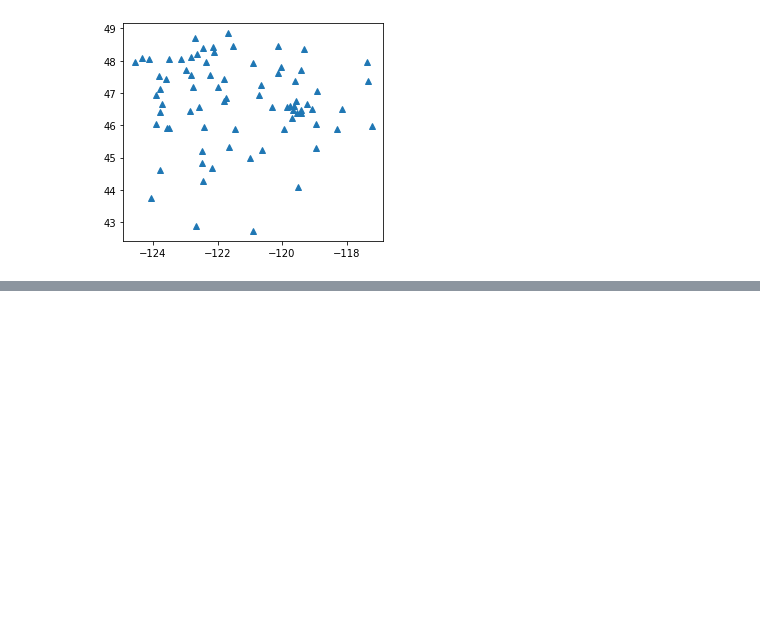
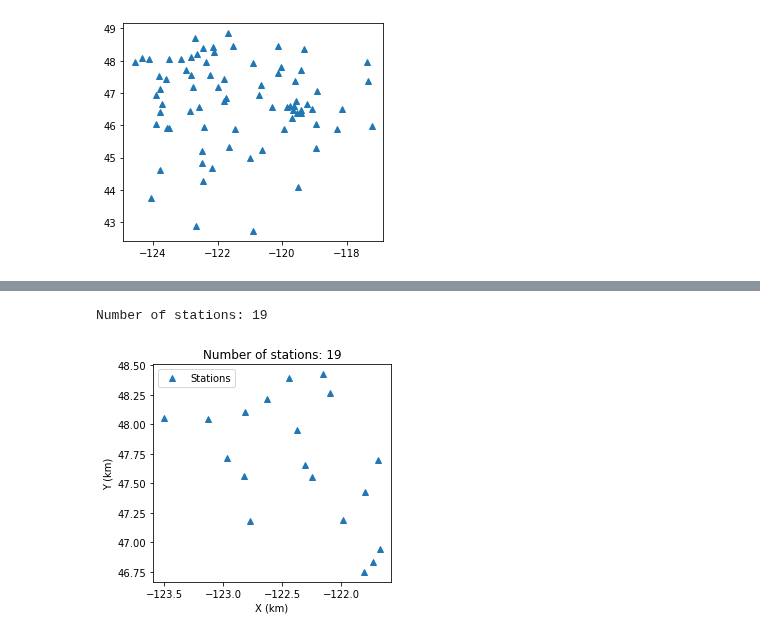
Before and after one commit to Cuda-Chen/QuakeFlow, a Jupyter notebook: waveform/realtime-iris.ipynb, the cells around one changed output, grey strips where cells are left out. Saved outputs shown, nothing was run; the diff lists cells and outputs as text; code cells hidden in the pictures; blank space fills up the shorter version.

```diff
--- a/waveform/realtime-iris.ipynb
+++ b/waveform/realtime-iris.ipynb
@@ -48,3 +49,72 @@ stations
+# %%
+import pickle, os
+import obspy
+from obspy.clients.fdsn import Client
+from collections import defaultdict
+import pandas as pd
+
+
+####### Download stations ########
+stations = Client("IRIS").get_stations(network = NETWORK,
+                                       station = "*",
+                                       starttime=obspy.UTCDateTime("2021-04-03"),
+                                       minlongitude=MIN_LON,
+                                       maxlongitude=MAX_LON,
+                                       minlatitude=MIN_LAT,
+                                       maxlatitude=MAX_LAT,
+                                       channel=CHANNELS,
+                                       level="response")#,
+#                                            filename="stations.xml")
+
+#     stations = obspy.read_inventory("stations.xml")
+print("Number of stations: {}".format(sum([len(x) for x in stations])))
+# stations.plot('local', outfile="stations.png")
+# stations.plot('local')
+
+####### Save stations ########
+station_locs = defaultdict(dict)
+for network in stations:
+    for station in network:
+        for chn in station:
+            x = (chn.longitude - CENTER[0])*DEGREE2KM
+            y = (chn.latitude - CENTER[1])*DEGREE2KM
+            z = -chn.elevation / 1e3 #km
+            sid = f"{network.code}.{station.code}.{chn.location_code}.{chn.code[:-1]}"
+            if sid in station_locs:
+                station_locs[sid]["component"] += f",{chn.code[-1]}"
+                station_locs[sid]["response"] += f",{chn.response.instrument_sensitivity.value:.2f}"
+            else:
+                component = f"{chn.code[-1]}"
+                response = f"{chn.response.instrument_sensitivity.value:.2f}"
+                dtype = chn.response.instrument_sensitivity.input_units.lower()
+                tmp_dict = {}
+                tmp_dict["x(km)"], tmp_dict["y(km)"], tmp_dict["z(km)"] = x, y, z
+                tmp_dict["longitude"], tmp_dict["latitude"], tmp_dict["elevation(m)"] = chn.longitude, chn.latitude, chn.elevation
+                tmp_dict["component"], tmp_dict["response"], tmp_dict["unit"] = component, response, dtype
+                station_locs[sid] = tmp_dict
+
+station_locs = pd.DataFrame.from_dict(station_locs, orient='index')
+station_locs.to_csv("stations_iris.csv",
+                    sep="\t", float_format="%.3f",
+                    index_label="station",
+                    columns=["x(km)", "y(km)", "z(km)", "latitude", "longitude", "elevation(m)", "unit", "component", "response"])
+#                     columns=["longitude", "latitude", "elevation(m)", "unit", "component", "response"])
+
+
+#     ####### Plot stations ########
+plt.figure()
+plt.plot(station_locs["longitude"], station_locs["latitude"], "^", label="Stations")
+#     plt.plot(catalog["x(km)"], catalog["y(km)"], "k.", label="Earthquakes")
+plt.xlabel("X (km)")
+plt.ylabel("Y (km)")
+plt.axis("scaled")
+plt.legend()
+plt.title(f"Number of stations: {len(station_locs)}")
+#     plt.savefig(os.path.join(data_path, "stations_loc.png"))
+plt.show()
+# %% [output]
+Number of stations: 19
+[figure, added]
 # %%
 class Client(EasySeedLinkClient):
     def on_data(self, trace):
```
Also changed, not shown: parts of 5 cells of this notebook, 3 other files.
